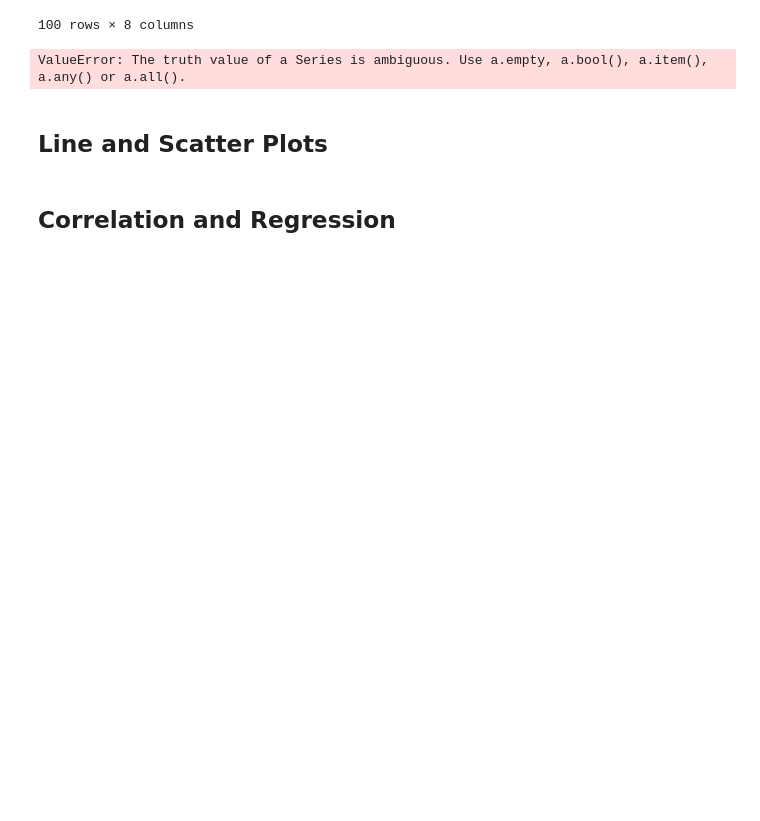
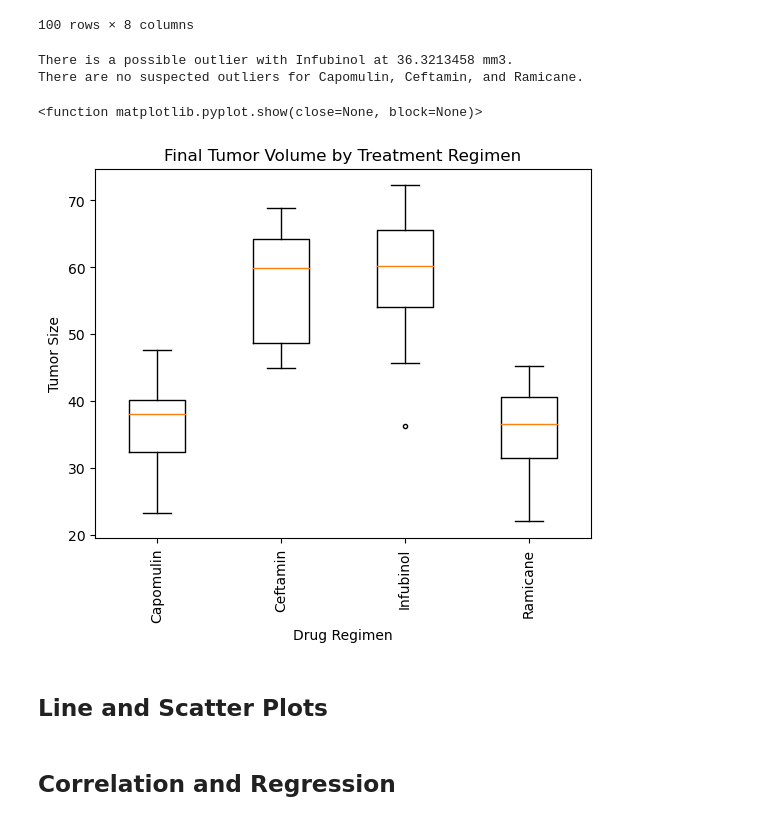
Before and after one commit to lathamlm/matplotlib-challenge, a Jupyter notebook: pymaceuticals_starter.ipynb, the cells around one changed output. Saved outputs shown, nothing was run; the diff lists cells and outputs as text; code cells hidden in the pictures; blank space fills up the shorter version.

Commit message:
completed through boxplots & commented

```diff
--- a/pymaceuticals_starter.ipynb
+++ b/pymaceuticals_starter.ipynb
@@ -266,42 +266,55 @@ tx_list_4drug.sort()
 
 # Create empty list to fill with tumor vol data (for plotting)
 tumor_vol_list = []
-#outlier_list = []
+drug_df = []
+ubound_list = []
+lbound_list = []
+outlier_list = []
+no_outliers = []
 # Calculate the IQR and quantitatively determine if there are any potential outliers.
 drug_length = len(tx_list_4drug)
 
-i = 0
-x = 1
 y = 0
 for drug in tx_list_4drug:
     if y == drug_length:
-        exit
+        break
     # Locate the rows which contain mice on each drug and get the tumor volumes
     elif drug == tx_list_4drug[y]:
+        #CREATES DATAFRAME FOR ONLY THE LAST TIMEPOINTS FOR THE SPECIFIED DRUG REGIMENS
         locate_drugs = pd.DataFrame(last_timepoint_tumor_volume.loc[(last_timepoint_tumor_volume["Drug Regimen"] == tx_list_4drug[y]), :])
         drug_tumor_vol = locate_drugs["Tumor Volume (mm3)"]
+        #CREATES LIST TO USE FOR BOXPLOTS
+        tumor_vol_list.append(locate_drugs["Tumor Volume (mm3)"])
+        #CALCULATES BOUNDARIES
         quartiles = drug_tumor_vol.quantile([.25,.5,.75])
         lowerq = quartiles[0.25]
         upperq = quartiles[0.75]
         iqr = upperq-lowerq
         ubound = upperq + (1.5*iqr)
         lbound = lowerq - (1.5*iqr)
-        if (locate_drugs["Tumor Volume (mm3)"] > ubound) | (locate_drugs["Tumor Volume (mm3)"] < lbound):
-            outliers = locate_drugs.loc[(locate_drugs["Tumor Volume (mm3)"] > ubound) | (locate_drugs["Tumor Volume (mm3)"] < lbound), :]
-            print(f"Possible outliers for {outliers['Drug Regimen']} include {outliers['Tumor Volume (mm3)']}")
-        else:
-            print("There were no other suspected outliers.")
-        #for amount in drug_tumor_vol:
-            #if i == len(drug_tumor_vol):
-                #exit
-            #elif drug_tumor_vol[i] > ubound:
-                #outlier_list.append(drug_tumor_vol["Drug Regimen"][i])
-                #i = i + 1
-            #else:
-                #i = i + 1
+        #CREATES LIST FOR BOUNDARIES TO USE IN OUTLIERS LOOP
+        ubound_list.append(ubound)
+        lbound_list.append(lbound)
+        #CREATES DATAFRAME FOR POSSIBLE OUTLIERS
+        outlier_find = locate_drugs.loc[(locate_drugs["Tumor Volume (mm3)"] > ubound) | (locate_drugs["Tumor Volume (mm3)"] < lbound), :]
+        if outlier_find.empty:
+            no_outliers.append(locate_drugs["Drug Regimen"].unique())
+        for drug in tx_list_4drug:
+            if outlier_find.empty:
+                continue
+            else:
+                outlier_list.append(outlier_find)
         y = y + 1
     else:
         y = y + 1
-    # Determine outliers using upper and lower bounds
+
+# Determine outliers using upper and lower bounds
+#USES LISTS CREATED ABOVE TO DETERMINE OUTLIERS
+no_outlier_df = pd.DataFrame(no_outliers)
+outlier_df = pd.DataFrame(outlier_list[0])
+outlier_df_index = outlier_df.set_index("Mouse ID")
+print(f"There is a possible outlier with {outlier_df_index['Drug Regimen'][0]} at {outlier_df_index['Tumor Volume (mm3)'][0]} mm3.")
+print(f"There are no suspected outliers for {no_outlier_df[0][0]}, {no_outlier_df[0][1]}, and {no_outlier_df[0][2]}.")
 # %% [output]
-ValueError: The truth value of a Series is ambiguous. Use a.empty, a.bool(), a.item(), a.any() or a.all().
+There is a possible outlier with Infubinol at 36.3213458 mm3.
+There are no suspected outliers for Capomulin, Ceftamin, and Ramicane.
@@ -310,3 +321,20 @@ ValueError: The truth value of a Series is ambiguous. Use a.empty, a.bool(), a.i
+# %%
+# Generate a box plot that shows the distrubution of the tumor volume for each treatment group.
+x = [1, 2, 3, 4]
+labels = tx_list_4drug
+fig, ax = plt.subplots()
+pos = np.arange(len(tumor_vol_list)) + 1
+bp = ax.boxplot(tumor_vol_list, positions=pos)
+ax.set_title("Final Tumor Volume by Treatment Regimen")
+ax.set_xlabel("Drug Regimen")
+ax.set_ylabel("Tumor Size")
+plt.setp(bp["whiskers"],color='k', linestyle='-')
+plt.setp(bp["fliers"], markersize=3.0)
+plt.xticks(x, labels, rotation="vertical")
+plt.show
+# %% [output]
+<function matplotlib.pyplot.show(close=None, block=None)>
+[figure, added]
 # %% [markdown]
 ## Line and Scatter Plots
 # %%
```
Also changed, not shown: parts of 1 cell of this notebook.
